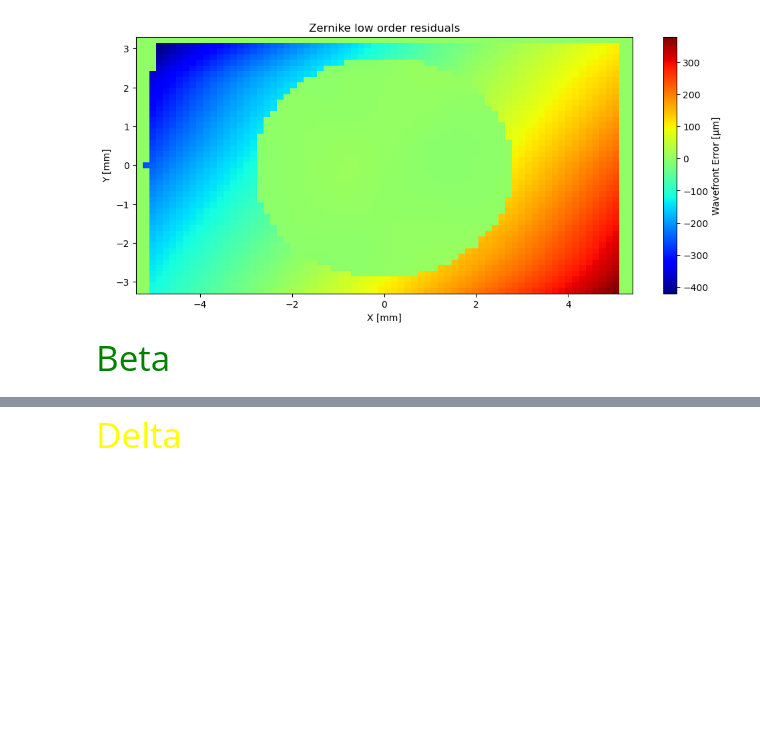
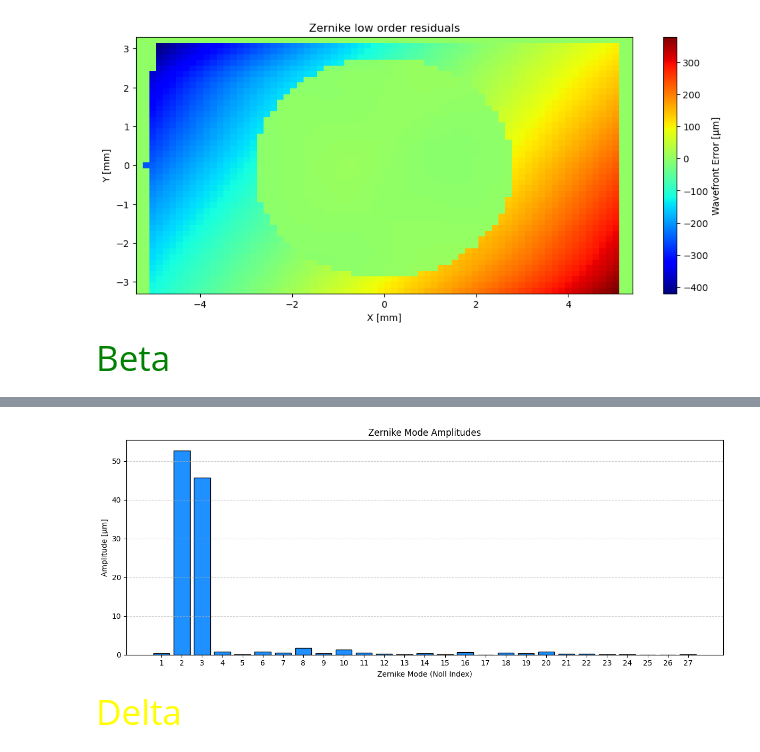
Before and after one commit to Leonardo-5/Zernike_analysis_of_wavefront, a Jupyter notebook: Zernike_fit_2.ipynb, the cells around one changed output, grey strips where cells are left out. Saved outputs shown, nothing was run; the diff lists cells and outputs as text; code cells hidden in the pictures; blank space fills up the shorter version.

```diff
--- a/Zernike_fit_2.ipynb
+++ b/Zernike_fit_2.ipynb
@@ -709,5 +722,30 @@ df
 | 18 | 8.csv | 145.911289 | 788.761 | 0.298382 | 54.007939 | -45.096272 | -0.814799 | -0.180205 | -1.326303 | -0.184787 | ... | ... |
 | 19 | 9.csv | 146.828232 | 793.072 | 0.367770 | 54.269178 | -44.981606 | -0.732169 | -0.050378 | -1.322700 | -0.176507 | ... | ... |
 20 rows × 30 columns
+# %%
+
+
+def plot_zernike_amplitudes(coeffs):
+    coeffs = np.array(coeffs)
+    n_modes = len(coeffs)
+    noll_indices = np.arange(1, n_modes + 1)  # Noll indexing starts at 1
+
+    amplitudes = np.abs(coeffs)  # valore assoluto in micron
+
+    plt.figure(figsize=(12, 5))
+    plt.bar(noll_indices, amplitudes, color='dodgerblue', edgecolor='black')
+    plt.xlabel("Zernike Mode (Noll Index)")
+    plt.ylabel("Amplitude [μm]")
+    plt.title("Zernike Mode Amplitudes")
+    plt.xticks(noll_indices)
+    plt.grid(True, axis='y', linestyle='--', alpha=0.6)
+    plt.tight_layout()
+    plt.show()
+
+
+coeffs = results_all[0]['coeffs']
+plot_zernike_amplitudes(coeffs)
+# %% [output]
+[figure, added]
 # %% [markdown]
 <span style="color:Yellow; font-size: 2.5em;">Delta </span>
```
Also changed, not shown: parts of 10 cells of this notebook, 9 other files.
